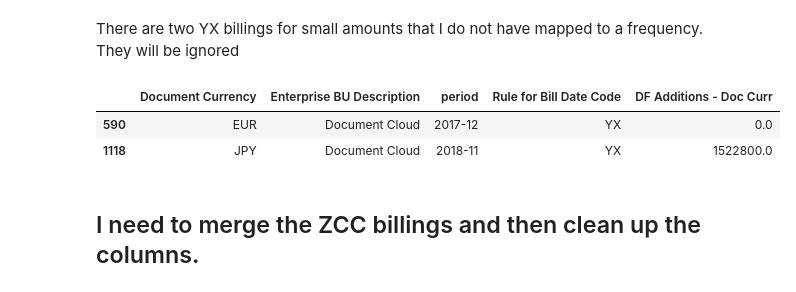
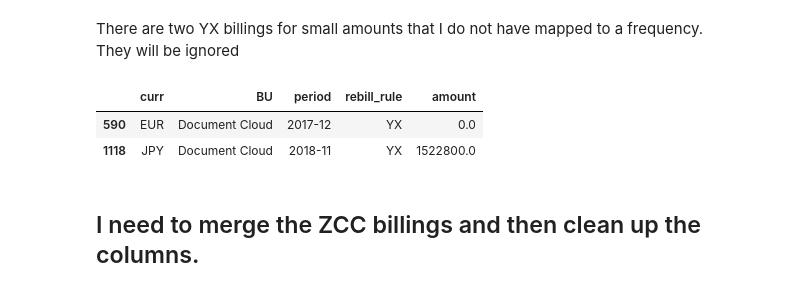
Before and after one commit to davidjsmith44/Deferred_Revenue_Forecast, a Jupyter notebook: src/deferred_all_pandas.ipynb, the cells around one changed output. Cells and saved outputs as stored; diff of their text form; code cells hidden in the pictures.

```diff
--- a/src/deferred_all_pandas.ipynb
+++ b/src/deferred_all_pandas.ipynb
@@ -589,0 +593,6 @@ df_ZCC.sample(10)
+# %%
+df_ZCC.rename(index = str, columns = {'Document Currency': 'curr',
+                                      'Enterprise BU Description':'BU',
+                                      'Rule for Bill Date Code': 'rebill_rule',
+                                      'Week of FICA Posting Date (YYYYMMDD) (copy)': 'fiscal_week',
+                                      'DF Additions - Doc Curr': 'amount'}, inplace = True)
@@ -619,8 +634,8 @@ There are no currencies that need to be removed
 # %% [markdown]
 # Now we are clearing out nans
 # %%
-print(sum(df_ZCC['DF Additions - Doc Curr'].isna()))
-ZCC_isna = df_ZCC['DF Additions - Doc Curr'].isna()
+print('Number of NaNs to be cleared out: ', sum(df_ZCC['amount'].isna()))
+ZCC_isna = df_ZCC['amount'].isna()
 print("This is the length of the ZCC records before clearing NAs: ", len(df_ZCC))
 df_ZCC = df_ZCC[~ZCC_isna]
 print("This is the length of the ZCC records before clearing NAs: ", len(df_ZCC))
@@ -675,7 +676,7 @@ def add_ZCC_periods(df_ZCC, df_cal):
 
     for i in range(len(df_ZCC)):
         # this_date is the date we need mapped to a period
-        this_date = df_ZCC['Week of FICA Posting Date (YYYYMMDD) (copy)'].iloc[i]
+        this_date = df_ZCC['fiscal_week'].iloc[i]
 
         #max index will be the index to the period in our financial calendar
         this_index = df_cal['Per_End']<=this_date
@@ -733,7 +732,7 @@ Index(['Document Currency', 'Enterprise BU Description', 'Rev Rec Category',
       dtype='object')
 # %%
-gb_ZCC = df_ZCC.groupby(['Document Currency', 'Enterprise BU Description', 'period',
-                     'Rule for Bill Date Code'], as_index=False).sum()
+gb_ZCC = df_ZCC.groupby(['curr', 'BU', 'period',
+                     'rebill_rule'], as_index=False).sum()
 #gb_d.drop(labels='Subscription Term', axis=1, inplace = True)
 # %%
 gb_ZCC.sample(20)
@@ -784,10 +783,10 @@ len(gb_ZCC_four_mths)
 There are two YX billings for small amounts that I do not have mapped to a frequency.
 They will be ignored
 # %%
-what_is_YX = gb_ZCC[gb_ZCC['Rule for Bill Date Code']=='YX']
+what_is_YX = gb_ZCC[gb_ZCC['rebill_rule']=='YX']
 what_is_YX.head(10)
 # %% [output]
-|  | Document Currency | Enterprise BU Description | period | Rule for Bill Date Code | DF Additions - Doc Curr |
+|  | curr | BU | period | rebill_rule | amount |
 | 590 | EUR | Document Cloud | 2017-12 | YX | 0.0 |
 | 1118 | JPY | Document Cloud | 2018-11 | YX | 1522800.0 |
 # %% [markdown]
```
Also changed, not shown: parts of 66 cells of this notebook.
